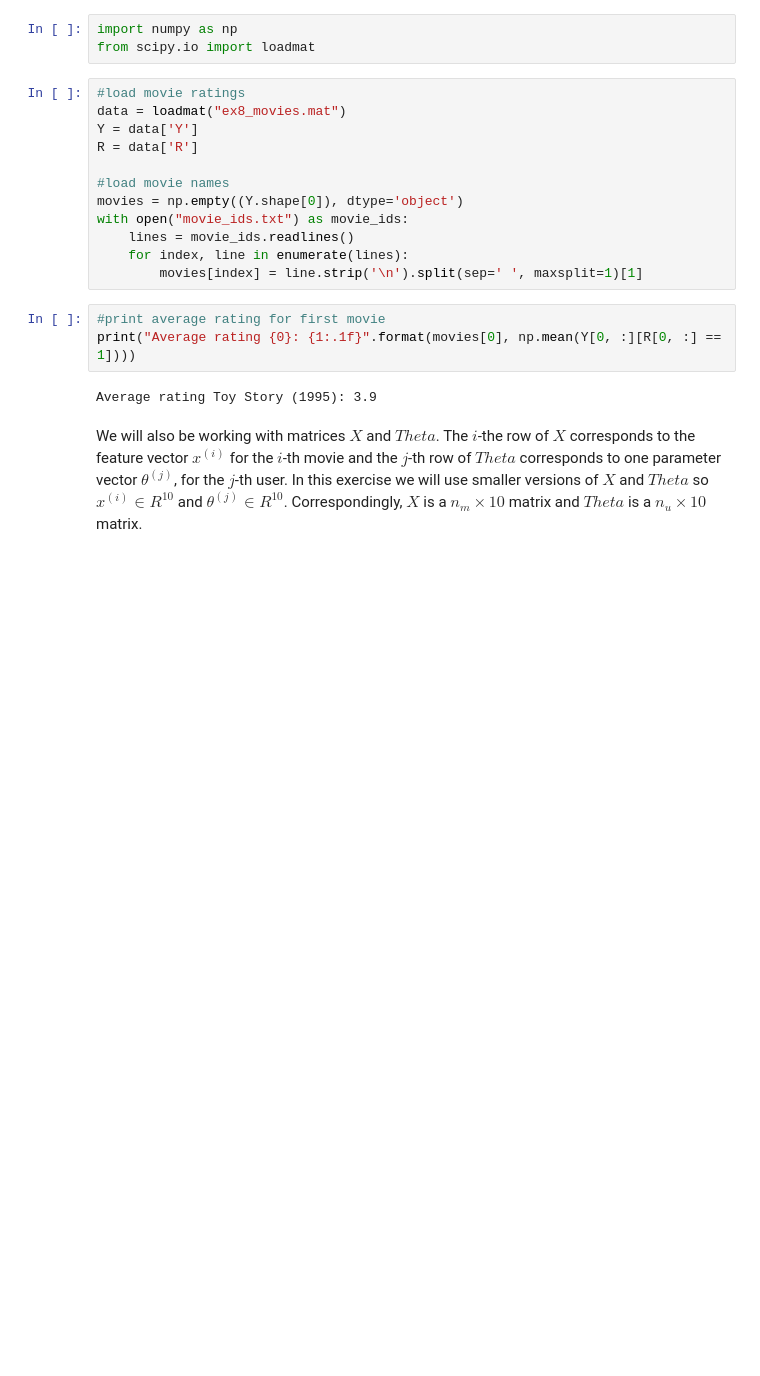
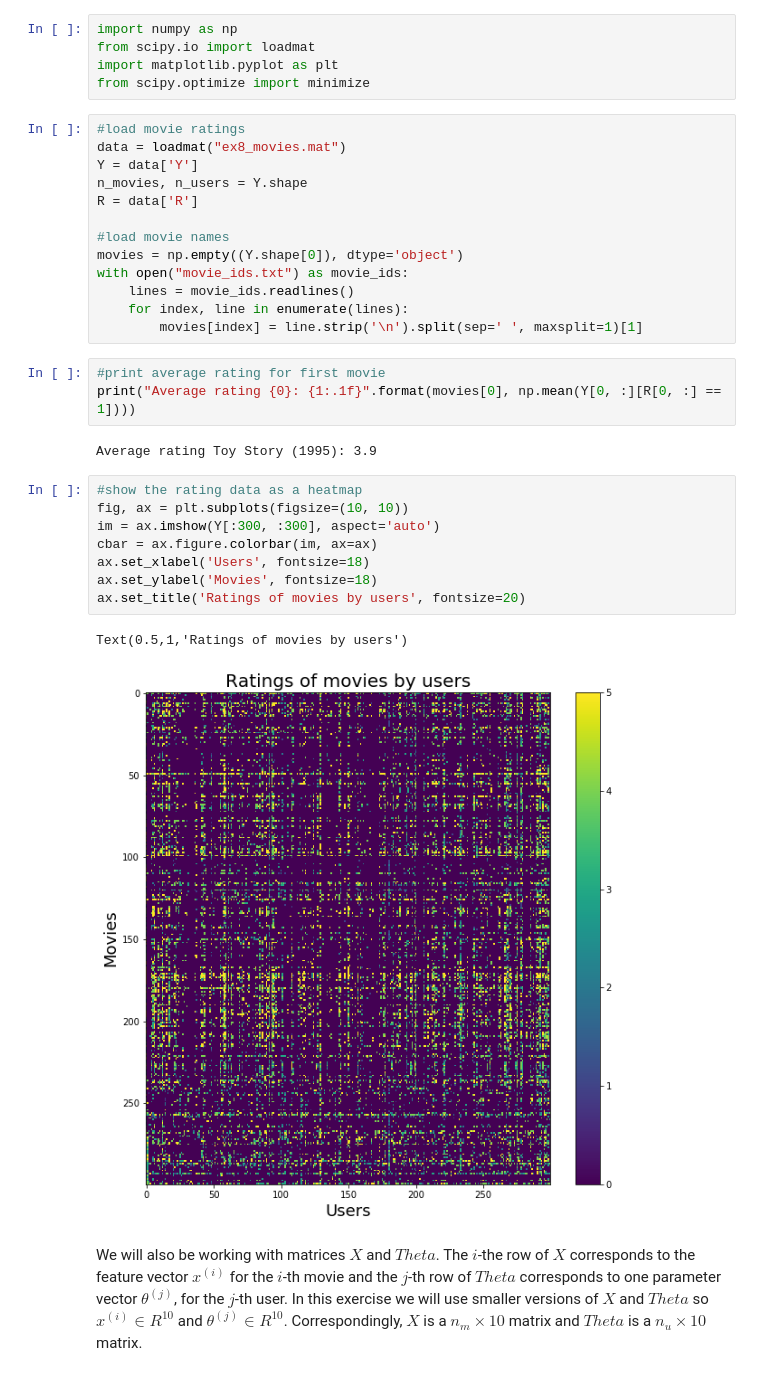
Before and after one commit to jschnab/machine-learning, a Jupyter notebook: collabo-filter/recommender_systems.ipynb, the cells around one changed output. Cells and saved outputs as stored; diff of their text form; blank space fills up the shorter version.

```diff
--- a/collabo-filter/recommender_systems.ipynb
+++ b/collabo-filter/recommender_systems.ipynb
@@ -7,10 +7,13 @@ The dataset *ex8_movies.mat* contains the variables $Y$ and $R$. $Y$ is a matrix
 # %%
 import numpy as np
 from scipy.io import loadmat
+import matplotlib.pyplot as plt
+from scipy.optimize import minimize
 # %%
 #load movie ratings
 data = loadmat("ex8_movies.mat")
 Y = data['Y']
+n_movies, n_users = Y.shape
 R = data['R']
 
 #load movie names
@@ -24,5 +27,16 @@ with open("movie_ids.txt") as movie_ids:
 print("Average rating {0}: {1:.1f}".format(movies[0], np.mean(Y[0, :][R[0, :] == 1])))
 # %% [output]
 Average rating Toy Story (1995): 3.9
+# %%
+#show the rating data as a heatmap
+fig, ax = plt.subplots(figsize=(10, 10))
+im = ax.imshow(Y[:300, :300], aspect='auto')
+cbar = ax.figure.colorbar(im, ax=ax)
+ax.set_xlabel('Users', fontsize=18)
+ax.set_ylabel('Movies', fontsize=18)
+ax.set_title('Ratings of movies by users', fontsize=20)
+# %% [output]
+Text(0.5,1,'Ratings of movies by users')
+[figure, added]
 # %% [markdown]
 We will also be working with matrices $X$ and $Theta$. The $i$-the row of $X$ corresponds to the feature vector $x^{(i)}$ for the $i$-th movie and the $j$-th row of $Theta$ corresponds to one parameter vector $\theta^{(j)}$, for the $j$-th user. In this exercise we will use smaller versions of $X$ and $Theta$ so $x^{(i)} \in R^{10}$ and $\theta^{(j)} \in R^{10}$. Correspondingly, $X$ is a $n_m \times 10$ matrix and $Theta$ is a $n_u \times 10$ matrix.
```
Also changed, not shown: parts of 9 cells of this notebook.
